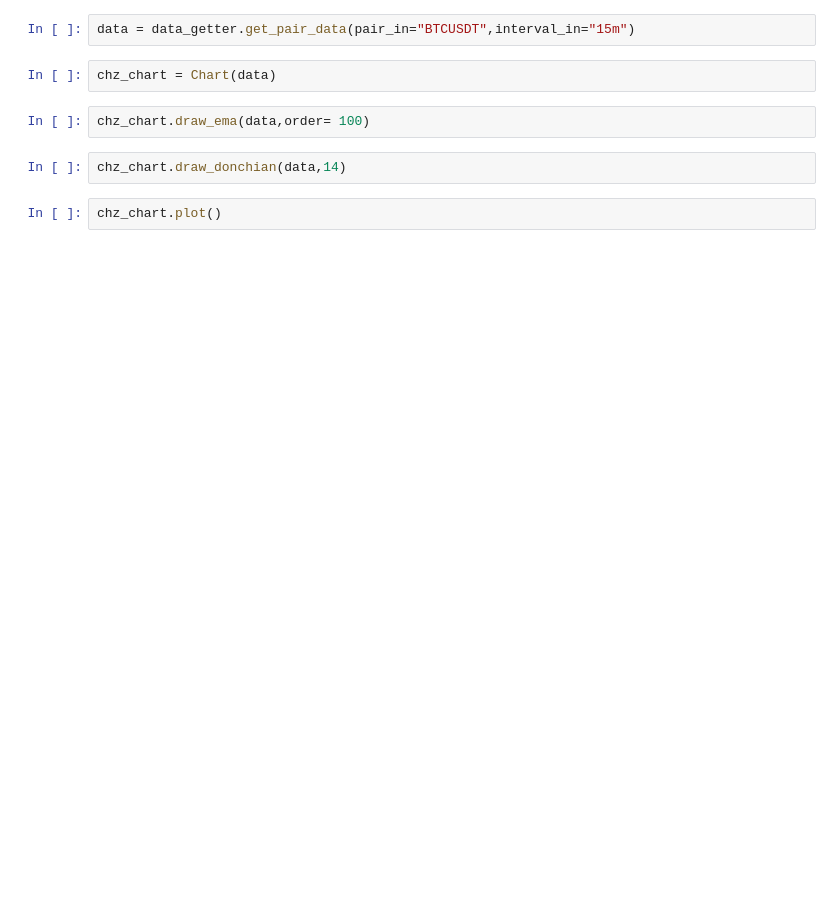
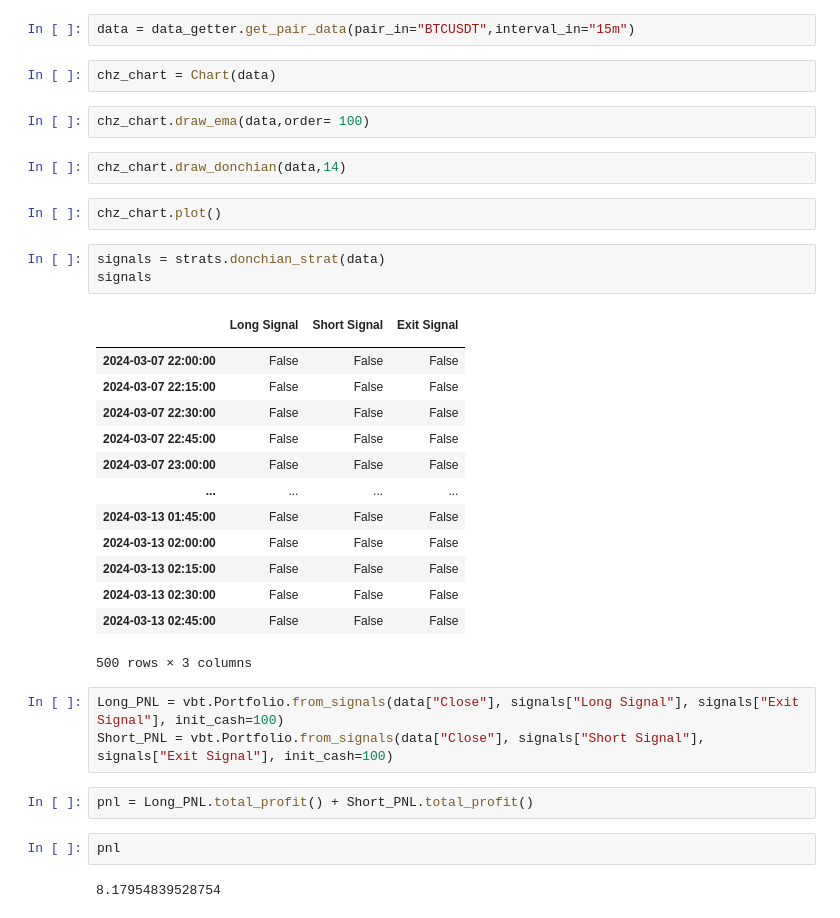
Before and after one commit to ulkeeren/binancebot, a Jupyter notebook: main.ipynb, the cells around one changed output. Drawn from its saved outputs; the diff is of its cells as text; blank space fills up the shorter version.

```diff
--- a/main.ipynb
+++ b/main.ipynb
@@ -21,3 +25,30 @@ chz_chart.draw_ema(data,order= 100)
 chz_chart.draw_donchian(data,14)
 # %%
 chz_chart.plot()
+# %%
+signals = strats.donchian_strat(data)
+signals
+# %% [output]
+|  | Long Signal | Short Signal | Exit Signal |
+|  |  |  |  |
+| 2024-03-07 22:00:00 | False | False | False |
+| 2024-03-07 22:15:00 | False | False | False |
+| 2024-03-07 22:30:00 | False | False | False |
+| 2024-03-07 22:45:00 | False | False | False |
+| 2024-03-07 23:00:00 | False | False | False |
+| ... | ... | ... | ... |
+| 2024-03-13 01:45:00 | False | False | False |
+| 2024-03-13 02:00:00 | False | False | False |
+| 2024-03-13 02:15:00 | False | False | False |
+| 2024-03-13 02:30:00 | False | False | False |
+| 2024-03-13 02:45:00 | False | False | False |
+500 rows × 3 columns
+# %%
+Long_PNL = vbt.Portfolio.from_signals(data["Close"], signals["Long Signal"], signals["Exit Signal"], init_cash=100)
+Short_PNL = vbt.Portfolio.from_signals(data["Close"], signals["Short Signal"], signals["Exit Signal"], init_cash=100)
+# %%
+pnl = Long_PNL.total_profit() + Short_PNL.total_profit()
+# %%
+pnl
+# %% [output]
+8.17954839528754
```
Also changed, not shown: parts of 3 cells of this notebook, 8 other files.
